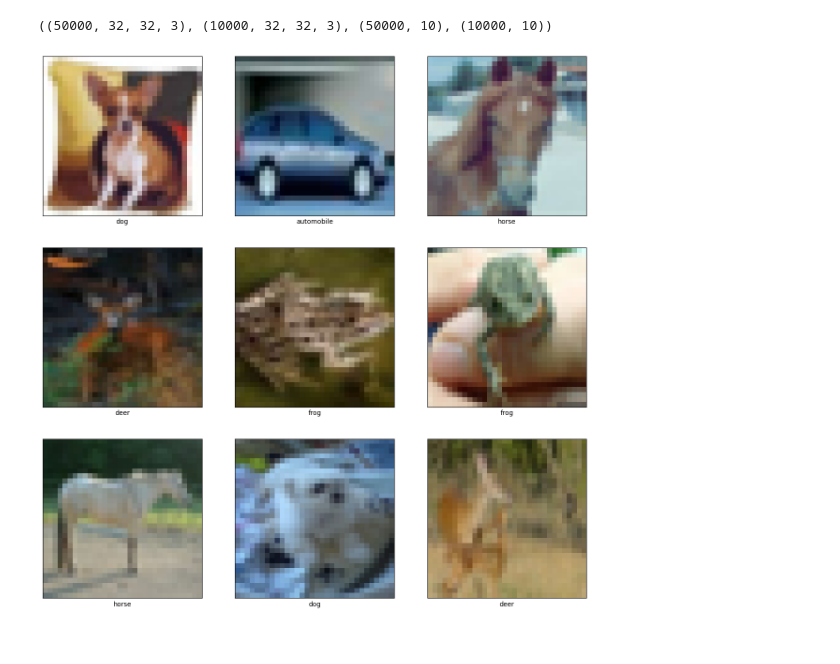
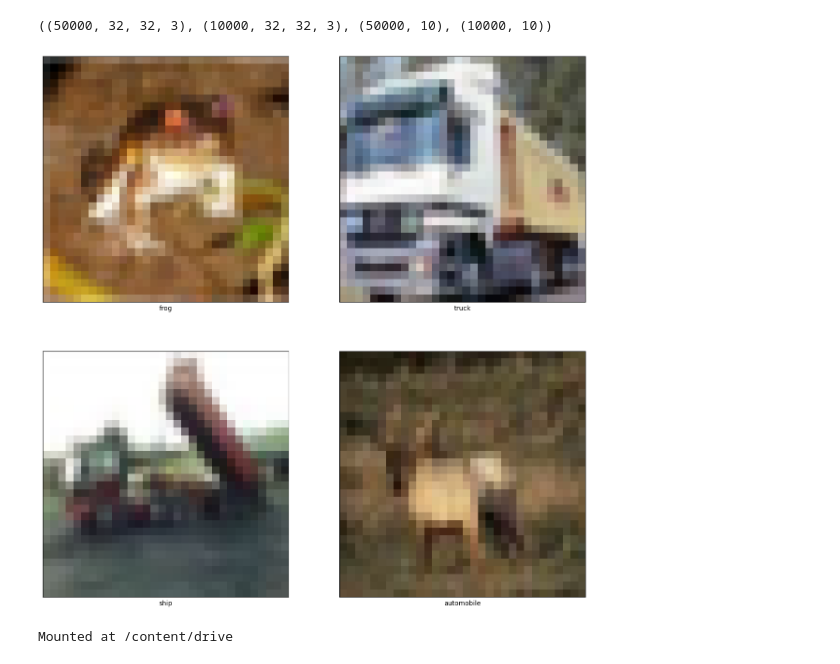
Before and after one commit to IamIK01/handson-ml-IK, a Jupyter notebook: chapter_11.ipynb, the cells around one changed output. Cells and saved outputs as stored; diff of their text form; code cells hidden in the pictures.

```diff
--- a/chapter_11.ipynb
+++ b/chapter_11.ipynb
@@ -106,10 +135,13 @@ x_train.shape, x_test.shape, y_train.shape, y_test.shape
 # %%
 class_names = ['airplane', 'automobile', 'bird', 'cat', 'deer', 'dog', 'frog', 'horse', 'ship', 'truck']
 # %%
-def show_random_images(n, a=None, b=None, figsize=(15, 15), x_train = x_train, y_train = y_train):
-    indices = np.random.choice(np.arange(x_train.shape[0]), n, replace=False)
-    images = x_train[indices]
-    labels = y_train[indices]
+def show_random_images(n, a=None, b=None, figsize=(15, 15), x = x_train, y = y_train):
+    indices = np.random.choice(np.arange(x.shape[0]), n, replace=False)
+    images = x[indices]
+    labels = y[indices]
+
+    if np.max(images) < 254.0:
+        images = np.uint8(x*255)
 
     if a is None or b is None:
         # Calculate a and b based on n
@@ -127,6 +159,11 @@ def show_random_images(n, a=None, b=None, figsize=(15, 15), x_train = x_train, y
     plt.show()
 # %%
 # Example usage
-show_random_images(9)
+show_random_images(4)
 # %% [output]
-[figure, old version]
+[figure, new version]
+# %%
+from google.colab import drive
+drive.mount('/content/drive')
+# %% [output]
+Mounted at /content/drive
```
Also changed, not shown: parts of 37 cells of this notebook, 38 other files.
